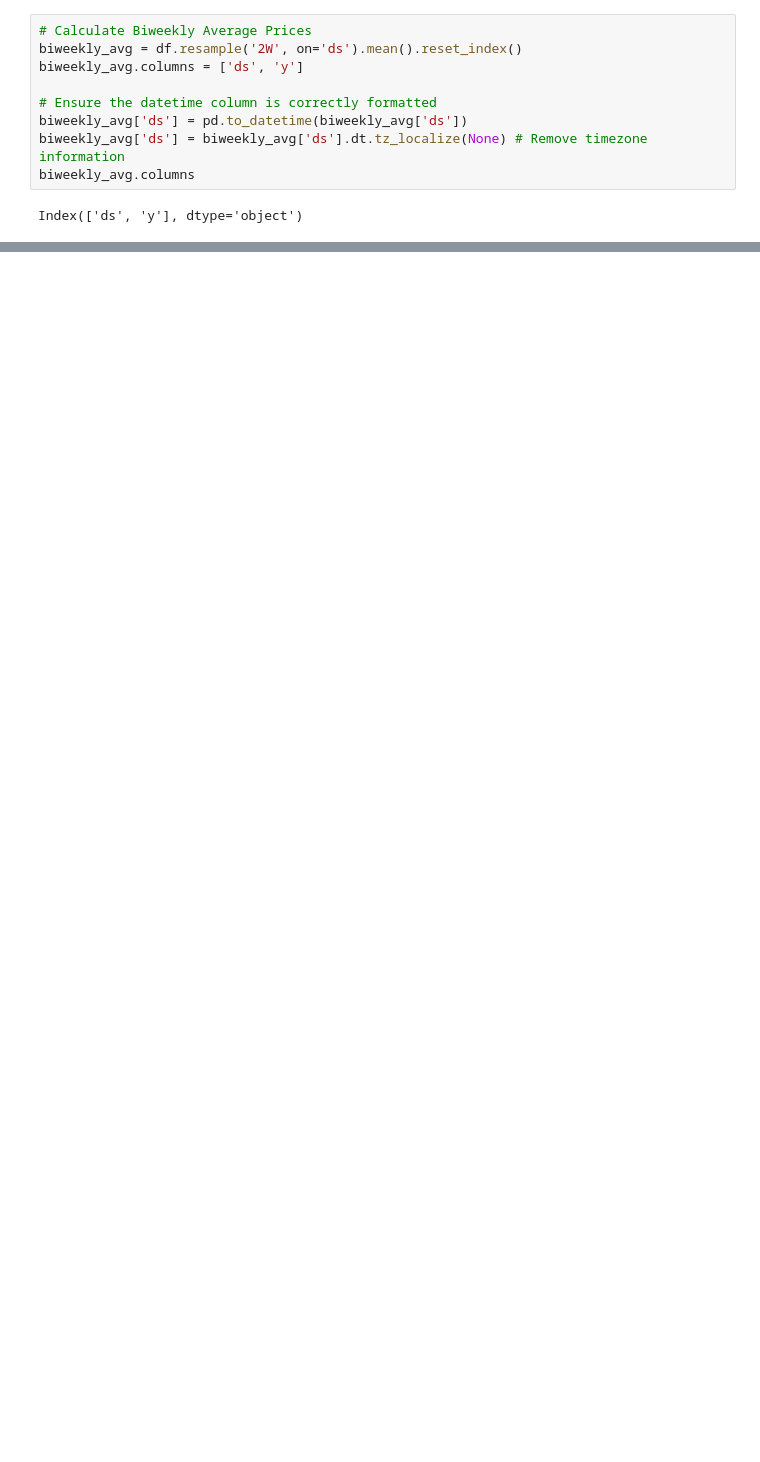
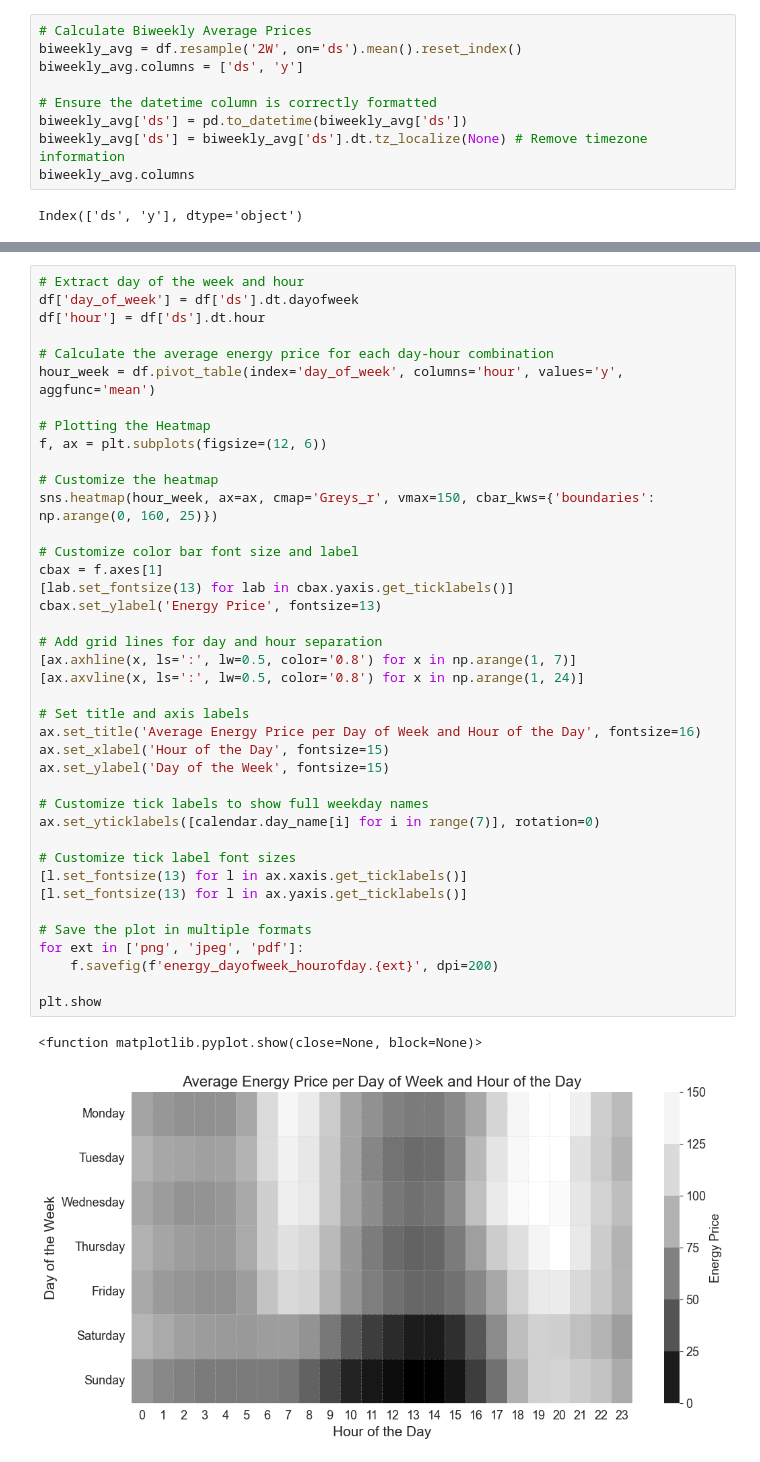
Before and after one commit to YukaNakamoto/LSDI-Project-, a Jupyter notebook: models/Prophet/train_base_graph.ipynb, the cells around one changed output, grey strips where cells are left out. Drawn from its saved outputs; the diff is of its cells as text; blank space fills up the shorter version.

```diff
--- a/models/Prophet/train_base_graph.ipynb
+++ b/models/Prophet/train_base_graph.ipynb
@@ -162,0 +127,43 @@ plt.show()
+# %%
+# Extract day of the week and hour
+df['day_of_week'] = df['ds'].dt.dayofweek
+df['hour'] = df['ds'].dt.hour
+
+# Calculate the average energy price for each day-hour combination
+hour_week = df.pivot_table(index='day_of_week', columns='hour', values='y', aggfunc='mean')
+
+# Plotting the Heatmap
+f, ax = plt.subplots(figsize=(12, 6))
+
+# Customize the heatmap
+sns.heatmap(hour_week, ax=ax, cmap='Greys_r', vmax=150, cbar_kws={'boundaries': np.arange(0, 160, 25)})
+
+# Customize color bar font size and label
+cbax = f.axes[1]
+[lab.set_fontsize(13) for lab in cbax.yaxis.get_ticklabels()]
+cbax.set_ylabel('Energy Price', fontsize=13)
+
+# Add grid lines for day and hour separation
+[ax.axhline(x, ls=':', lw=0.5, color='0.8') for x in np.arange(1, 7)]
+[ax.axvline(x, ls=':', lw=0.5, color='0.8') for x in np.arange(1, 24)]
+
+# Set title and axis labels
+ax.set_title('Average Energy Price per Day of Week and Hour of the Day', fontsize=16)
+ax.set_xlabel('Hour of the Day', fontsize=15)
+ax.set_ylabel('Day of the Week', fontsize=15)
+
+# Customize tick labels to show full weekday names
+ax.set_yticklabels([calendar.day_name[i] for i in range(7)], rotation=0)
+
+# Customize tick label font sizes
+[l.set_fontsize(13) for l in ax.xaxis.get_ticklabels()]
+[l.set_fontsize(13) for l in ax.yaxis.get_ticklabels()]
+
+# Save the plot in multiple formats
+for ext in ['png', 'jpeg', 'pdf']:
+    f.savefig(f'energy_dayofweek_hourofday.{ext}', dpi=200)
+
+plt.show
+# %% [output]
+<function matplotlib.pyplot.show(close=None, block=None)>
+[figure, added]
```
Also changed, not shown: parts of 13 cells of this notebook, 1 other file.
